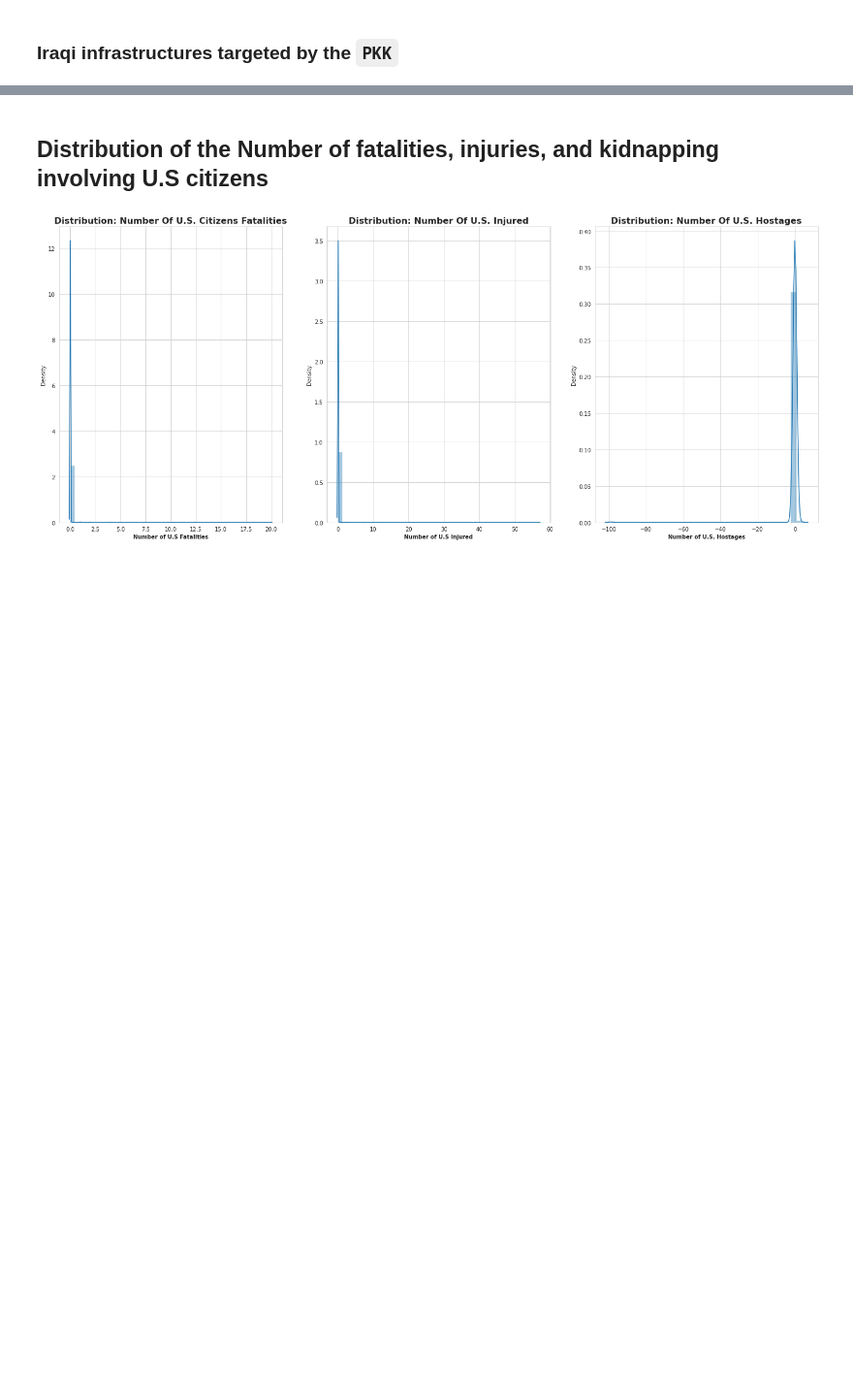
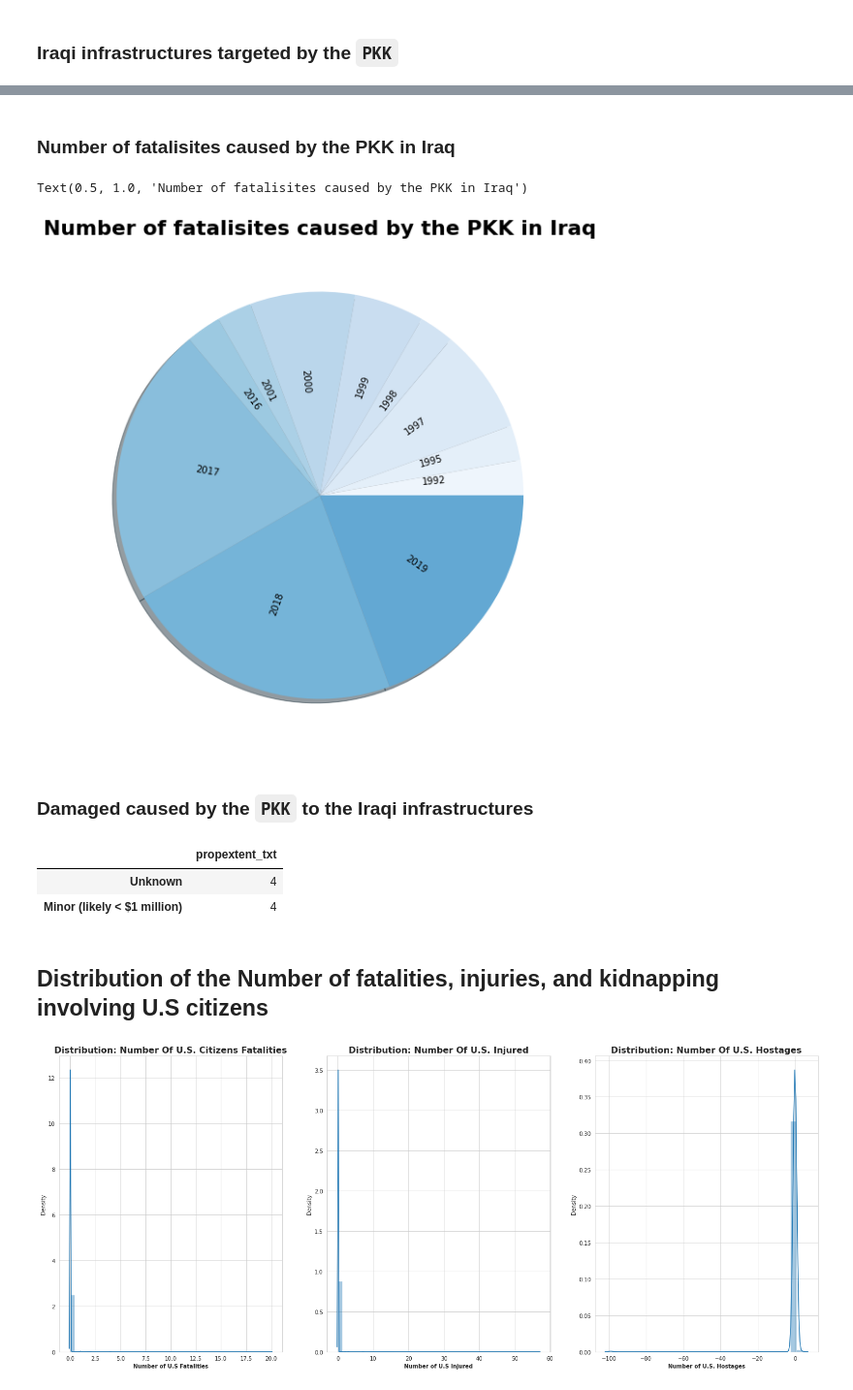
Before and after one commit to ratmadjads/DSC680, a Jupyter notebook: notebooks/DSC680_MileStoneThree_AtmadjaRio.ipynb, the cells around one changed output, grey strips where cells are left out. Shown at 97% size. Cells and saved outputs as stored; diff of their text form; code cells hidden in the pictures; blank space fills up the shorter version.

```diff
--- a/notebooks/DSC680_MileStoneThree_AtmadjaRio.ipynb
+++ b/notebooks/DSC680_MileStoneThree_AtmadjaRio.ipynb
@@ -511,3 +560,20 @@ ax.axis('off')
+# %% [markdown]
+### **Number of fatalisites caused by the PKK in Iraq**
+# %%
+years, n_fatalities = zip(*pd.crosstab(pkk_df.iyear, pkk_df.nkill).sum(axis=1).to_dict().items())
+plt.pie(labels=list(years), x=list(n_fatalities), labeldistance=0.5, rotatelabels=True, colors=sns.color_palette(palette='Blues', n_colors=20), shadow=True)
+plt.title("Number of fatalisites caused by the PKK in Iraq", fontweight='bold', fontsize=22)
+# %% [output]
+Text(0.5, 1.0, 'Number of fatalisites caused by the PKK in Iraq')
+[figure, added]
+# %% [markdown]
+### **Damaged caused by the `PKK` to the Iraqi infrastructures**
+# %%
+pd.DataFrame(pkk_df.query("property == 1")['propextent_txt'].dropna().value_counts())
+# %% [output]
+|  | propextent_txt |
+| Unknown | 4 |
+| Minor (likely < $1 million) | 4 |
 # %% [markdown]
 ## **Distribution of the Number of fatalities, injuries, and kidnapping involving U.S citizens**
 # %%
```
Also changed, not shown: parts of 25 cells of this notebook.
